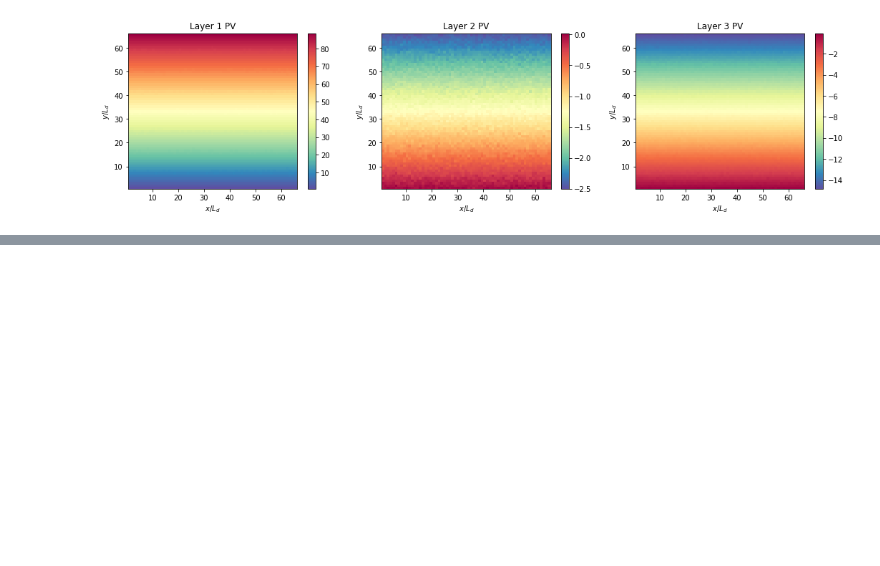
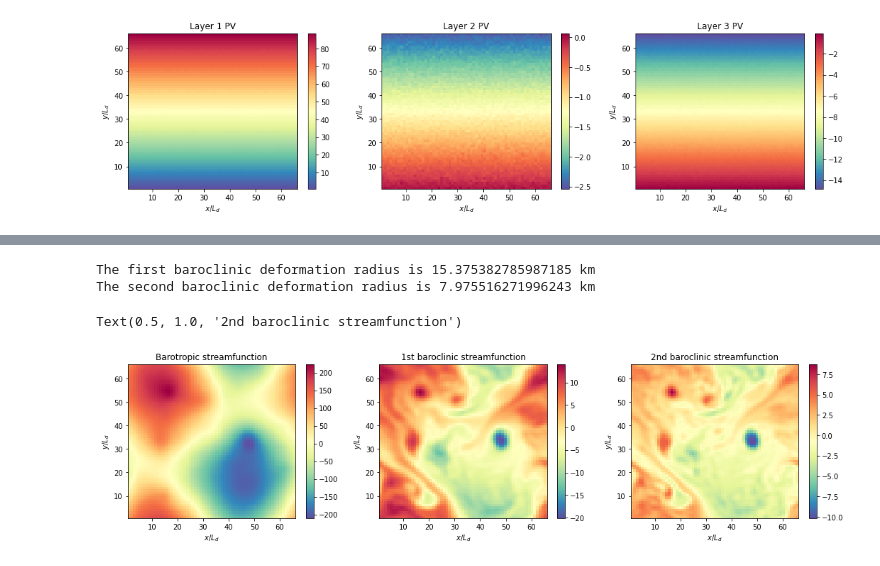
Before and after one commit to Anguswp1/EOS2978, a Jupyter notebook: Three-layer-model.ipynb, the cells around one changed output, grey strips where cells are left out. Drawn from its saved outputs; the diff is of its cells as text; code cells hidden in the pictures; blank space fills up the shorter version.

```diff
--- a/Three-layer-model.ipynb
+++ b/Three-layer-model.ipynb
@@ -121,0 +123,34 @@ Text(0.5, 1.0, 'Layer 3 PV')
+# %%
+print ("The first baroclinic deformation radius is", m.radii[1]/1.e3, "km")
+print ("The second baroclinic deformation radius is", m.radii[2]/1.e3, "km")
+# %% [output]
+The first baroclinic deformation radius is 15.375382785987185 km
+The second baroclinic deformation radius is 7.975516271996243 km
+# %%
+pn = m.modal_projection(m.p)
+# %%
+plt.figure(figsize=(18,4))
+
+plt.subplot(131)
+plt.pcolormesh(m.x/m.rd,m.y/m.rd,pn[0]/(U1*Ld),cmap='Spectral_r')
+plt.xlabel(r'$x/L_d$')
+plt.ylabel(r'$y/L_d$')
+plt.colorbar()
+plt.title('Barotropic streamfunction')
+
+plt.subplot(132)
+plt.pcolormesh(m.x/m.rd,m.y/m.rd,pn[1]/(U1*Ld),cmap='Spectral_r')
+plt.xlabel(r'$x/L_d$')
+plt.ylabel(r'$y/L_d$')
+plt.colorbar()
+plt.title('1st baroclinic streamfunction')
+
+plt.subplot(133)
+plt.pcolormesh(m.x/m.rd,m.y/m.rd,pn[2]/(U1*Ld),cmap='Spectral_r')
+plt.xlabel(r'$x/L_d$')
+plt.ylabel(r'$y/L_d$')
+plt.colorbar()
+plt.title('2nd baroclinic streamfunction')
+# %% [output]
+Text(0.5, 1.0, '2nd baroclinic streamfunction')
+[figure, added]
```
Also changed, not shown: parts of 5 cells of this notebook.
